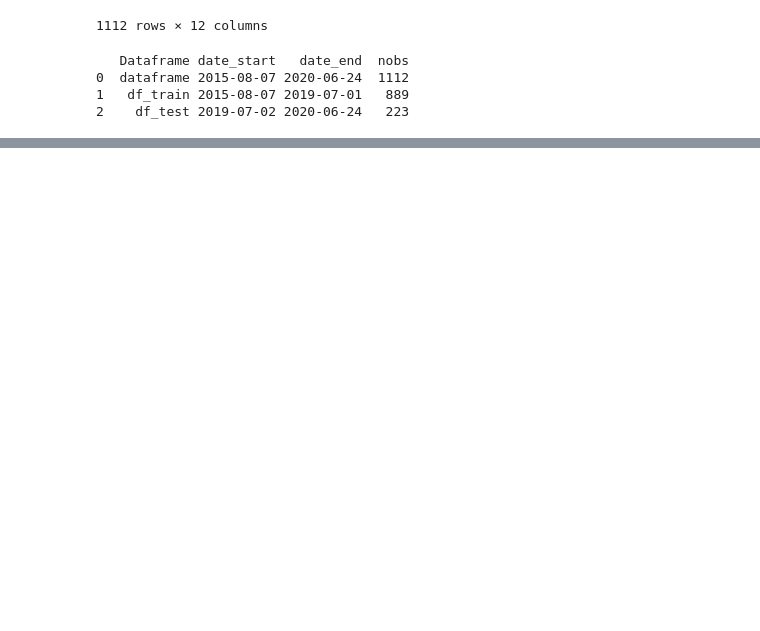
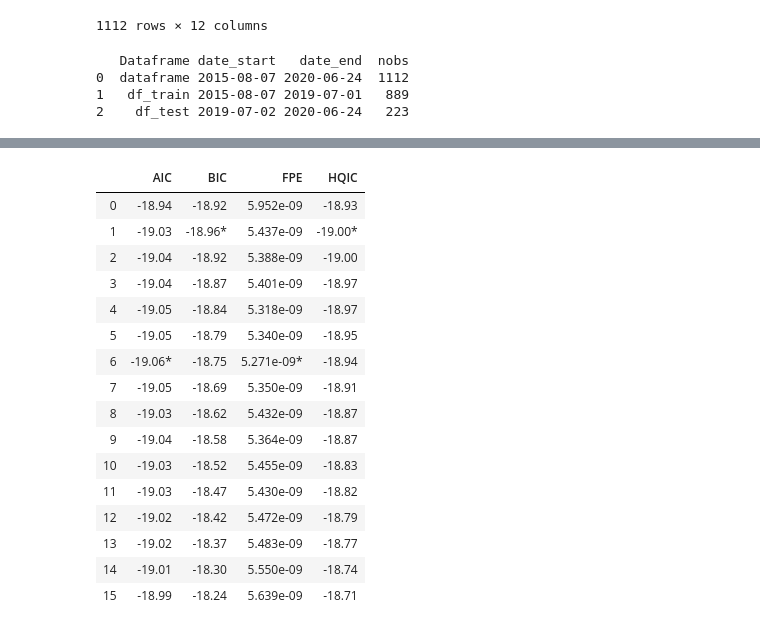
Before and after one commit to jochenmadler/BA_TimeSeriesAnalysis, a Jupyter notebook: M4.ipynb, the cells around one changed output, grey strips where cells are left out. Drawn from its saved outputs; the diff is of its cells as text; code cells hidden in the pictures; blank space fills up the shorter version.

Commit message:
39: M4 new var model with only btc, hs_rate and ggl_trends: Performs better, still worse than M1 (!) Next up: Refine Var with all 12 in latex and then go to VECM.

```diff
--- a/M4.ipynb
+++ b/M4.ipynb
@@ -444,0 +505,4 @@ grangercausality_heatmap_of_df(granger_causality_matrix)
+# %%
+# based on granger-causality: new df with btc, hs_rate and ggl_trends
+df_select_train_log_diff = df_train_log_diff[['btc_log_diff','hs_rate_log_diff','ggl_trends_log_diff']]
+df_select_train_log_diff
@@ -444,0 +524,22 @@ grangercausality_heatmap_of_df(granger_causality_matrix)
+# %%
+# select VAR-order for df_select_train_log_diff:
+df_select_var_order = select_VAR_order(df_select_train_log_diff[1:])
+df_select_var_order
+# %% [output]
+|  | AIC | BIC | FPE | HQIC |
+| 0 | -18.94 | -18.92 | 5.952e-09 | -18.93 |
+| 1 | -19.03 | -18.96* | 5.437e-09 | -19.00* |
+| 2 | -19.04 | -18.92 | 5.388e-09 | -19.00 |
+| 3 | -19.04 | -18.87 | 5.401e-09 | -18.97 |
+| 4 | -19.05 | -18.84 | 5.318e-09 | -18.97 |
+| 5 | -19.05 | -18.79 | 5.340e-09 | -18.95 |
+| 6 | -19.06* | -18.75 | 5.271e-09* | -18.94 |
+| 7 | -19.05 | -18.69 | 5.350e-09 | -18.91 |
+| 8 | -19.03 | -18.62 | 5.432e-09 | -18.87 |
+| 9 | -19.04 | -18.58 | 5.364e-09 | -18.87 |
+| 10 | -19.03 | -18.52 | 5.455e-09 | -18.83 |
+| 11 | -19.03 | -18.47 | 5.430e-09 | -18.82 |
+| 12 | -19.02 | -18.42 | 5.472e-09 | -18.79 |
+| 13 | -19.02 | -18.37 | 5.483e-09 | -18.77 |
+| 14 | -19.01 | -18.30 | 5.550e-09 | -18.74 |
+| 15 | -18.99 | -18.24 | 5.639e-09 | -18.71 |
```
Also changed, not shown: parts of 21 cells of this notebook.
